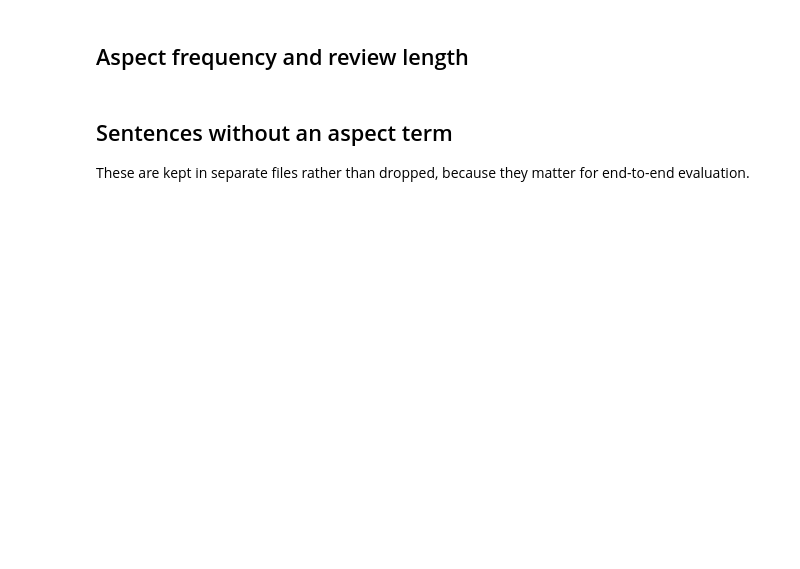
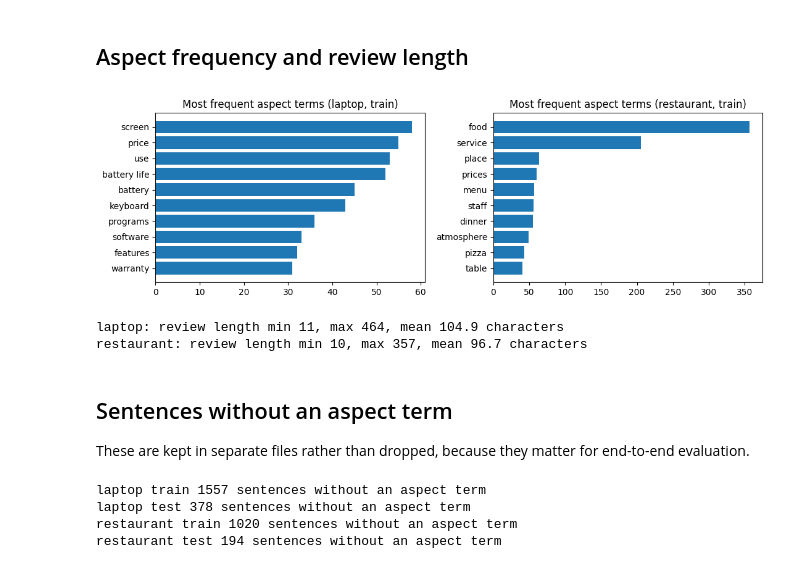
Before and after one commit to Shivam-Shukla0/aspect-based-sentiment-analysis, a Jupyter notebook: notebooks/01_dataset_exploration.ipynb, the cells around one changed output. Drawn from its saved outputs; the diff is of its cells as text; code cells hidden in the pictures; blank space fills up the shorter version.

Commit message:
docs(notebooks): keep outputs in the first three notebooks (#160)

```diff
--- a/notebooks/01_dataset_exploration.ipynb
+++ b/notebooks/01_dataset_exploration.ipynb
@@ -22,17 +43,34 @@ The official SemEval-2014 Task 4 files are distributed through the ILSP Metashar
 # %%
 from pathlib import Path
 
-from google.colab import drive
-
-drive.mount("/content/drive")
-DRIVE_DIR = Path("/content/drive/MyDrive/absa/semeval2014")  # change to where you stored the files
+USE_DRIVE = False  # True: copy the official files from DRIVE_DIR (mount Drive first)
+DRIVE_DIR = Path("/content/drive/MyDrive/absa/semeval2014")
+MIRROR = "https://huggingface.co/datasets/alexcadillon/SemEval2014Task4/resolve/main"
+TRAIN = "SemEval%2714-ABSA-TrainData_v2%20%26%20AnnotationGuidelines"
 FILES = {
-    "Laptop_Train_v2.xml": ("laptop", "train"),
-    "Restaurants_Train_v2.xml": ("restaurant", "train"),
-    "Laptops_Test_Gold.xml": ("laptop", "test"),
-    "Restaurants_Test_Gold.xml": ("restaurant", "test"),
+    "Laptop_Train_v2.xml": (f"{MIRROR}/{TRAIN}/Laptop_Train_v2.xml", "laptop", "train"),
+    "Restaurants_Train_v2.xml": (
+        f"{MIRROR}/{TRAIN}/Restaurants_Train_v2.xml",
+        "restaurant",
+        "train",
+    ),
+    "Laptops_Test_Gold.xml": (
+        f"{MIRROR}/ABSA_Gold_TestData/Laptops_Test_Gold.xml",
+        "laptop",
+        "test",
+    ),
+    "Restaurants_Test_Gold.xml": (
+        f"{MIRROR}/ABSA_Gold_TestData/Restaurants_Test_Gold.xml",
+        "restaurant",
+        "test",
+    ),
 }
 Path("data/raw").mkdir(parents=True, exist_ok=True)
-for name, (domain, split) in FILES.items():
-    !cp "{DRIVE_DIR / name}" data/raw/
-    !python -m scripts.build_processed data/raw/{name} --domain {domain} --split {split}
+for name, (url, domain, split) in FILES.items():
+    if USE_DRIVE:
+        !cp "{DRIVE_DIR / name}" data/raw/
+    else:
+        !curl -sL -o data/raw/{name} "{url}"
+    !python -m scripts.build_processed data/raw/{name} --domain {domain} --split {split} > /dev/null
+!sha256sum data/raw/*.xml
+!wc -l data/processed/*.jsonl
@@ -61,17 +118,23 @@ for domain in ("laptop", "restaurant"):
 # %%
 import matplotlib.pyplot as plt
 
 fig, axes = plt.subplots(1, 2, figsize=(11, 3.5))
 for ax, domain in zip(axes, ("laptop", "restaurant")):
     top = aspect_frequency(load(domain, "train"), top_n=10)
     ax.barh([a for a, _ in top][::-1], [c for _, c in top][::-1])
     ax.set_title(f"Most frequent aspect terms ({domain}, train)")
 plt.tight_layout()
 plt.show()
 
 for domain in ("laptop", "restaurant"):
     lengths = review_lengths(load(domain, "train"))
-    print(f"{domain}: review length min {min(lengths)}, max {max(lengths)}, mean {sum(lengths) / len(lengths):.1f} characters")
+    print(
+        f"{domain}: review length min {min(lengths)}, max {max(lengths)}, mean {sum(lengths) / len(lengths):.1f} characters"
+    )
+# %% [output]
+[figure, added]
+laptop: review length min 11, max 464, mean 104.9 characters
+restaurant: review length min 10, max 357, mean 96.7 characters
 # %% [markdown]
 ## Sentences without an aspect term
 
@@ -81,3 +144,8 @@ for domain in ("laptop", "restaurant"):
     for split in ("train", "test"):
         with open(f"data/processed/{domain}_{split}_no_aspect.jsonl", encoding="utf-8") as handle:
             print(domain, split, sum(1 for _ in handle), "sentences without an aspect term")
+# %% [output]
+laptop train 1557 sentences without an aspect term
+laptop test 378 sentences without an aspect term
+restaurant train 1020 sentences without an aspect term
+restaurant test 194 sentences without an aspect term
```
Also changed, not shown: parts of 4 cells of this notebook, 8 other files.
